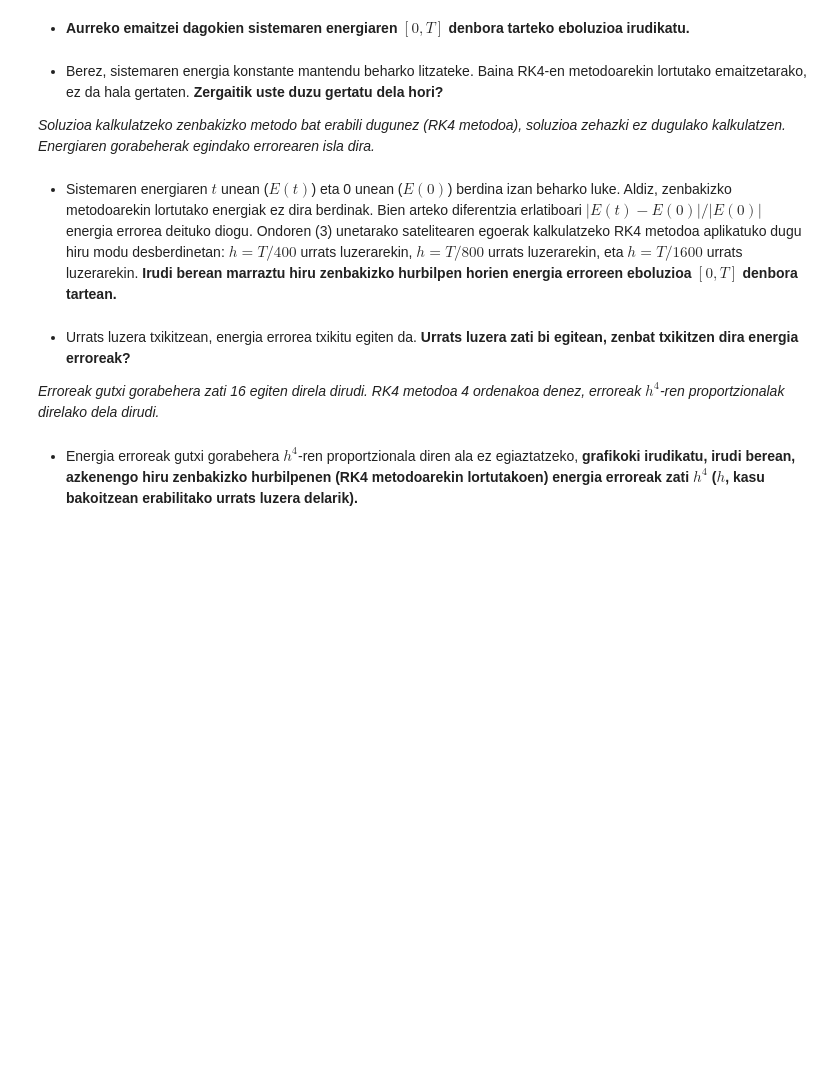
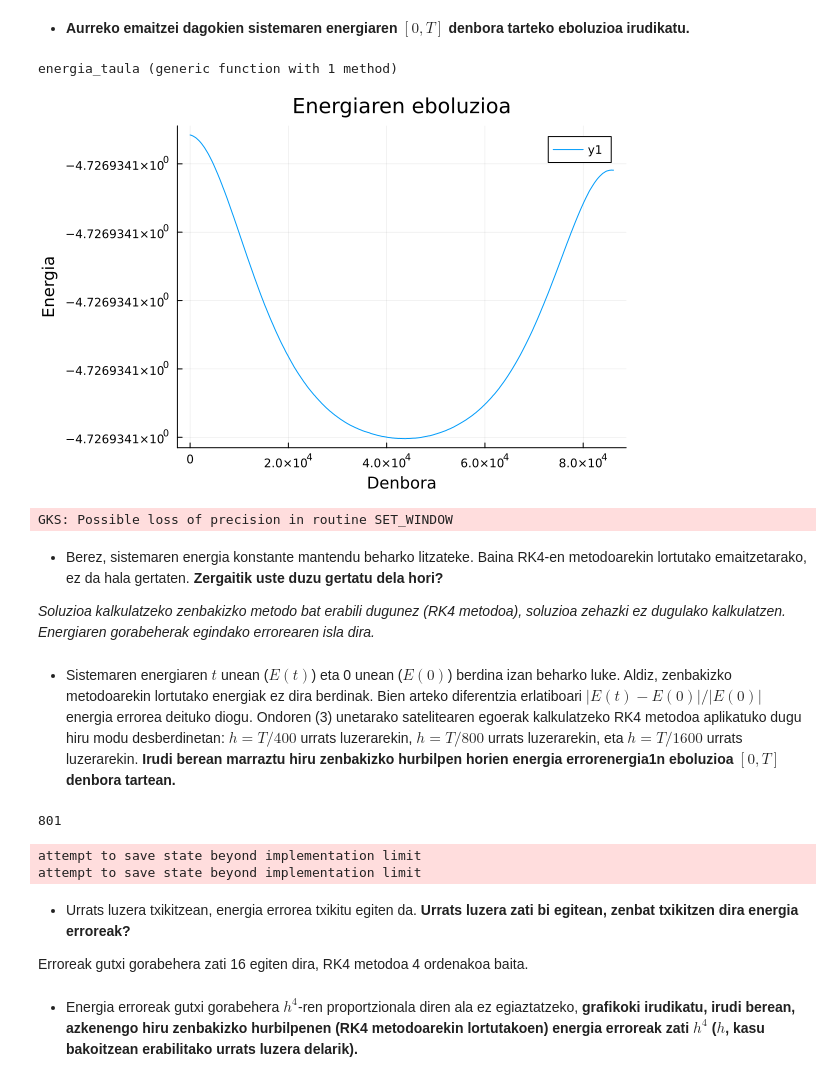
Before and after one commit to notoier/UPV-3.MAILA, a Jupyter notebook: Zientziarako Konputazioa/2.Gaia/2.Gaia 4.Atala/lab24.ipynb, the cells around one changed output. Cells and saved outputs as stored; diff of their text form; code cells hidden in the pictures; blank space fills up the shorter version.

```diff
--- a/Zientziarako Konputazioa/2.Gaia/2.Gaia 4.Atala/lab24.ipynb
+++ b/Zientziarako Konputazioa/2.Gaia/2.Gaia 4.Atala/lab24.ipynb
@@ -255,14 +253,56 @@ Closest candidates are:
 # %% [markdown]
 - **Aurreko emaitzei dagokien sistemaren energiaren $[0,T]$ denbora tarteko eboluzioa irudikatu.**
+# %%
+function energia_taula(uu)
+    energia1 = zeros(n + 1)
+    for i in 1:n+1
+        energia1[i] = Energia(uu[i, :], p)
+        for j in 1:m
+            i +=6
+        end
+    end
+    return energia1
+end
+# %% [output]
+energia_taula (generic function with 1 method)
+# %%
+energia1 = energia_taula(uu)
+plot(tt, energia1, title="Energiaren eboluzioa", xlabel = "Denbora", ylabel="Energia")
+# %% [output]
+[figure, added]
+GKS: Possible loss of precision in routine SET_WINDOW
 # %% [markdown]
 - Berez, sistemaren energia konstante mantendu beharko litzateke. Baina RK4-en metodoarekin lortutako emaitzetarako, ez da hala gertaten. **Zergaitik uste duzu gertatu dela hori?**
 
 _Soluzioa kalkulatzeko zenbakizko metodo bat erabili dugunez (RK4 metodoa), soluzioa zehazki ez dugulako kalkulatzen. Energiaren gorabeherak egindako errorearen isla dira._
 # %% [markdown]
-- Sistemaren energiaren $t$ unean ($E(t)$) eta 0 unean ($E(0)$) berdina izan beharko luke. Aldiz, zenbakizko metodoarekin lortutako energiak ez dira berdinak. Bien arteko diferentzia erlatiboari $|E(t)-E(0)|/|E(0)|$ energia errorea deituko diogu. Ondoren (3) unetarako satelitearen egoerak kalkulatzeko RK4 metodoa aplikatuko dugu hiru modu desberdinetan: $h=T/400$ urrats luzerarekin, $h=T/800$ urrats luzerarekin, eta $h=T/1600$ urrats luzerarekin. **Irudi berean marraztu hiru zenbakizko hurbilpen horien energia erroreen eboluzioa $[0,T]$ denbora tartean.**
+- Sistemaren energiaren $t$ unean ($E(t)$) eta 0 unean ($E(0)$) berdina izan beharko luke. Aldiz, zenbakizko metodoarekin lortutako energiak ez dira berdinak. Bien arteko diferentzia erlatiboari $|E(t)-E(0)|/|E(0)|$ energia errorea deituko diogu. Ondoren (3) unetarako satelitearen egoerak kalkulatzeko RK4 metodoa aplikatuko dugu hiru modu desberdinetan: $h=T/400$ urrats luzerarekin, $h=T/800$ urrats luzerarekin, eta $h=T/1600$ urrats luzerarekin. **Irudi berean marraztu hiru zenbakizko hurbilpen horien energia errorenergia1n eboluzioa $[0,T]$ denbora tartean.**
+# %%
+energia1_err = abs.(energia1 .- energia1[1])./abs.(energia1[1])
+
+n = 800
+m = 8
+tt2, uu2 = RK4(u0, t0, T, n, p, f, 8)
+energia2 = energia_taula(uu2)
+energia2_err = abs.(energia2 .- energia2[1])./abs.(energia2[1])
+print(length(energia2_err))
+
+n = 1600
+m = 1
+tt3, uu3 = RK4(u0, t0, T, n, p, f, 16)
+energia3 = energia_taula(uu3)
+energia3_err = abs.(energia3 .- energia3[1])./abs.(energia3[1])
+
+plot(tt, energia1_err, title="Energien errorea", xlabel="Denbora", ylabel="Energia", label="h=T/400")
+plot!(tt, energia2_err, label="h=T/800")
+plot!(tt, energia3_err, label="h=T/1600")
+# %% [output]
+801
+attempt to save state beyond implementation limit
+attempt to save state beyond implementation limit
 # %% [markdown]
 - Urrats luzera txikitzean, energia errorea txikitu egiten da. **Urrats luzera zati bi egitean, zenbat txikitzen dira energia erroreak?**
 
-_Erroreak gutxi gorabehera zati 16 egiten direla dirudi. RK4 metodoa 4 ordenakoa denez, erroreak $h^4$-ren proportzionalak direlako dela dirudi._
+Erroreak gutxi gorabehera zati 16 egiten dira, RK4 metodoa 4 ordenakoa baita.
 # %% [markdown]
 - Energia erroreak gutxi gorabehera $h^4$-ren proportzionala diren ala ez egiaztatzeko, **grafikoki irudikatu, irudi berean, azkenengo hiru zenbakizko hurbilpenen (RK4 metodoarekin lortutakoen) energia erroreak zati $h^4$ ($h$, kasu bakoitzean erabilitako urrats luzera delarik).**
```
Also changed, not shown: parts of 14 cells of this notebook, 11 other files.
